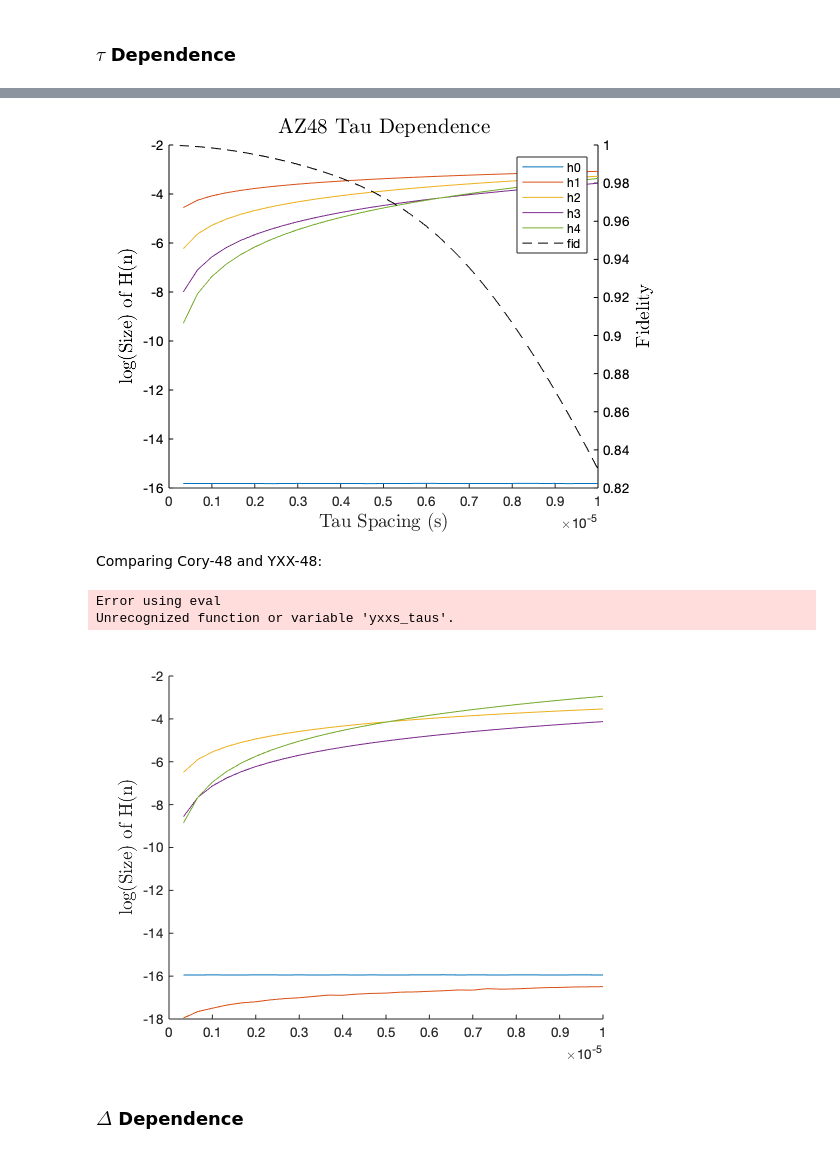
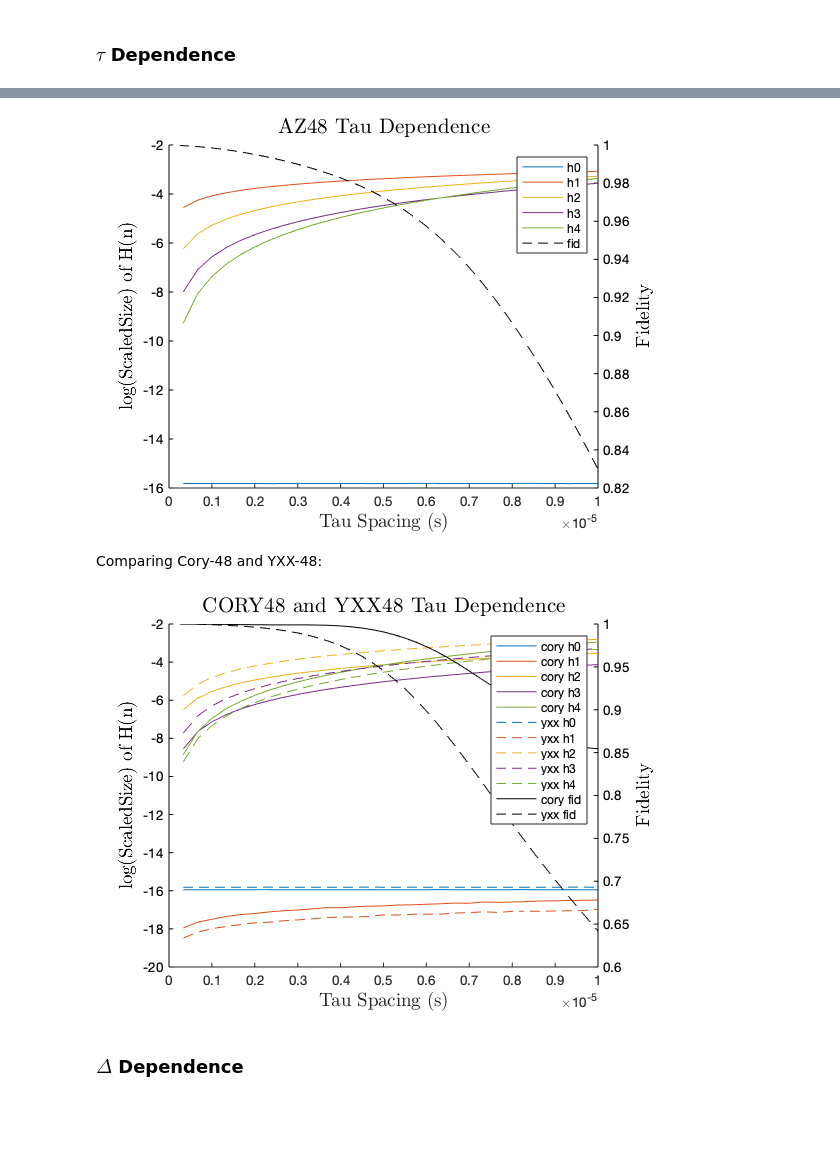
Before and after one commit to wynter-alford/spin-tools, a Jupyter notebook: Magnus Tools.ipynb, the cells around one changed output, grey strips where cells are left out. Saved outputs shown, nothing was run; the diff lists cells and outputs as text; code cells hidden in the pictures; blank space fills up the shorter version.

```diff
--- a/Magnus Tools.ipynb
+++ b/Magnus Tools.ipynb
@@ -1454,7 +1383,7 @@ plot(azs_taus,log10(azs_h1s))
 plot(azs_taus,log10(azs_h2s))
 plot(azs_taus,log10(azs_h3s))
 plot(azs_taus,log10(azs_h4s))
-h = ylabel('log(Size) of H(n)');
+h = ylabel('log(ScaledSize) of H(n)');
 set(h,'interpreter','latex','fontsize',14);
 
 yyaxis right
@@ -1470,45 +1399,44 @@ set(h,'interpreter','latex','fontsize',14);
 
 legend('h0','h1','h2','h3','h4','fid')
 # %% [output]
-[figure, old version]
+[figure, new version]
 # %% [markdown]
 Comparing Cory-48 and YXX-48:
 # %%
 hold on
 plot(cs_taus,log10(cs_h0s))
 plot(cs_taus,log10(cs_h1s))
 plot(cs_taus,log10(cs_h2s))
 plot(cs_taus,log10(cs_h3s))
 plot(cs_taus,log10(cs_h4s))
 h = ylabel('log(Size) of H(n)');
 set(h,'interpreter','latex','fontsize',14);
 
 hold on
 plot(yxxs_taus,log10(yxxs_h0s),'Color',color0,'LineStyle','--')
 plot(yxxs_taus,log10(yxxs_h1s),'Color',color1,'LineStyle','--')
 plot(yxxs_taus,log10(yxxs_h2s),'Color',color2,'LineStyle','--')
 plot(yxxs_taus,log10(yxxs_h3s),'Color',color3,'LineStyle','--')
 plot(yxxs_taus,log10(yxxs_h4s),'Color',color4,'LineStyle','--')
-h = ylabel('log(Size) of H(n)');
+h = ylabel('log(ScaledSize) of H(n)');
 set(h,'interpreter','latex','fontsize',14);
 
 
 yyaxis right
-%plot(csf_taus,csf_fids,'Color',colorf,'LineStyle','--')
+plot(csf_taus,csf_fids,'Color',colorf,'LineStyle','-')
+plot(yxxsf_taus,yxxsf_fids,'Color',colorf,'LineStyle','--')
 set(gca,'ycolor',colorf)
 h = ylabel('Fidelity');
 set(h,'interpreter','latex','fontsize',14);
 
 h=title('CORY48 and YXX48 Tau Dependence');
 set(h,'interpreter','latex','fontsize', 16);
 h = xlabel('Tau Spacing (s)');
 set(h,'interpreter','latex','fontsize',14);
 
 legend('cory h0','cory h1','cory h2','cory h3','cory h4','yxx h0','yxx h1','yxx h2','yxx h3','yxx h4', 'cory fid','yxx fid')
 # %% [output]
-Error using eval
-Unrecognized function or variable 'yxxs_taus'.
-[figure, old version]
+[figure, new version]
 # %% [markdown]
 ### $\Delta$ Dependence
 # %%
```
Also changed, not shown: parts of 86 cells of this notebook, 14 other files.
